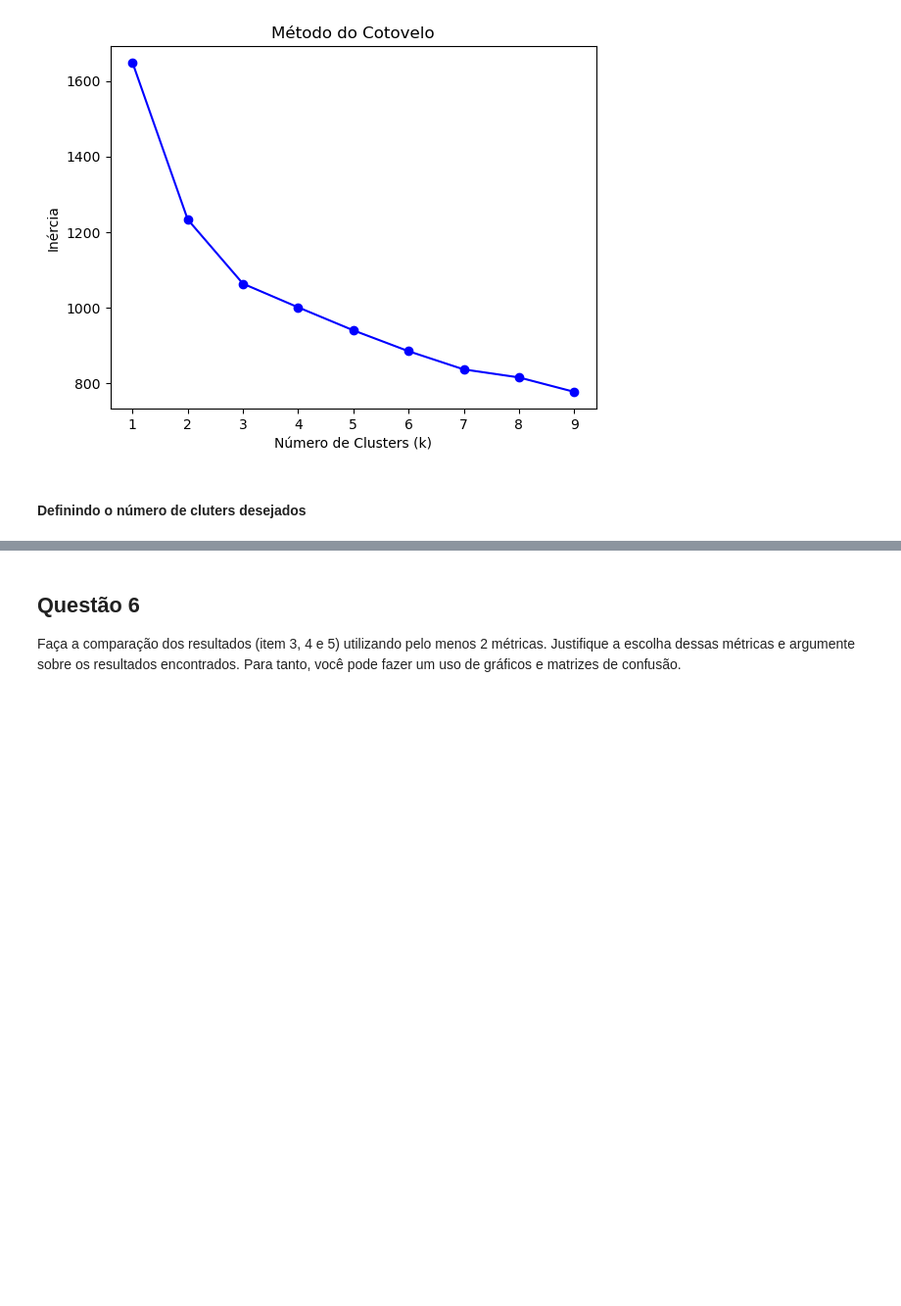
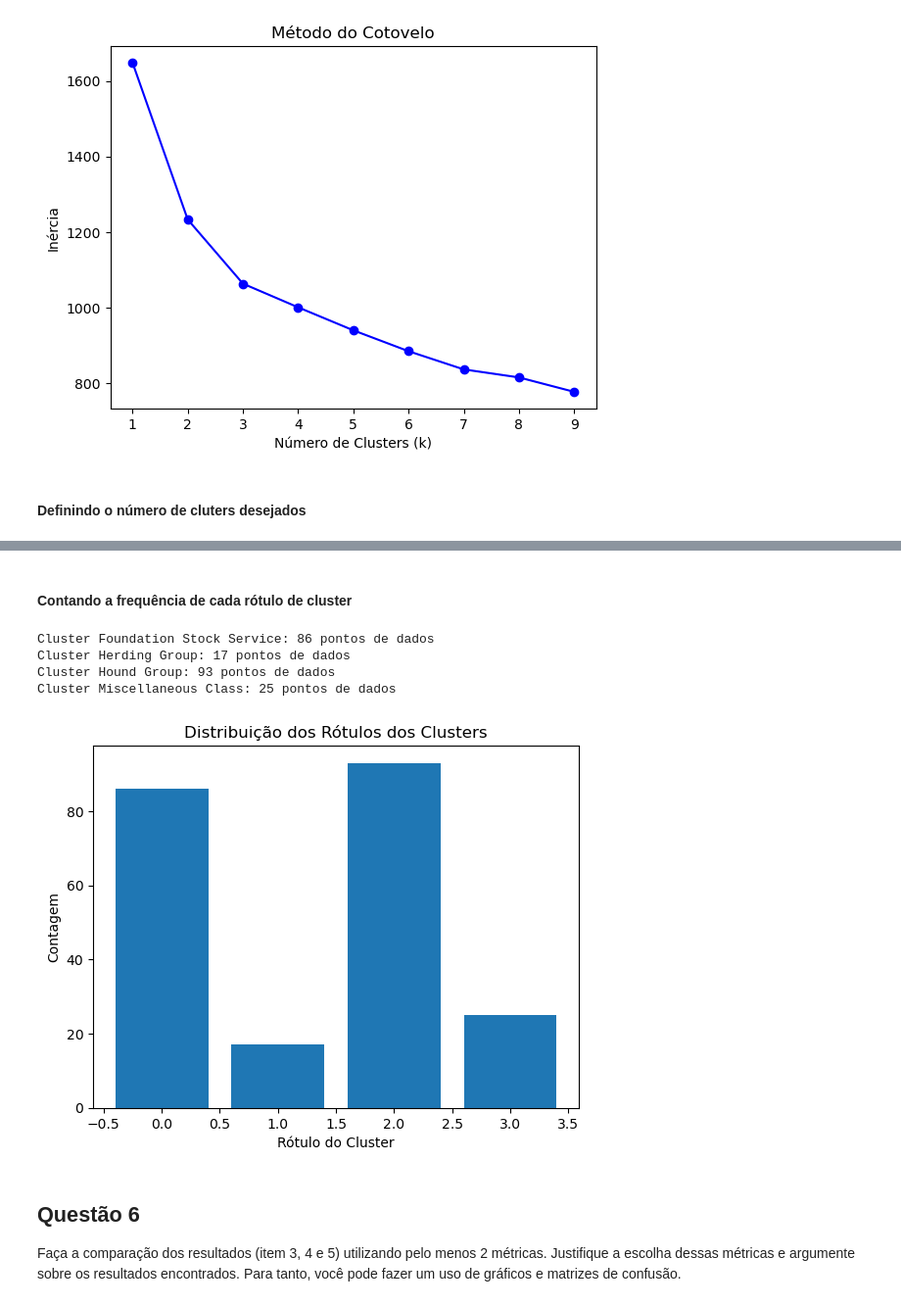
Before and after one commit to sammid37/IAI, a Jupyter notebook: unidade2/prova2.ipynb, the cells around one changed output, grey strips where cells are left out. Shown at 98% size. Drawn from its saved outputs; the diff is of its cells as text; code cells hidden in the pictures; blank space fills up the shorter version.

```diff
--- a/unidade2/prova2.ipynb
+++ b/unidade2/prova2.ipynb
@@ -1896,3 +1871,27 @@ Previsão do novo ponto de dados:
+# %% [markdown]
+#### Contando a frequência de cada rótulo de cluster
+# %%
+cluster_labels, cluster_counts = np.unique(labels, return_counts=True)
+
+predicted_groups_names = label_encoder.inverse_transform(cluster_labels)
+
+# Imprimir o nome e a contagem de cada cluster
+for name, count in zip(predicted_groups_names, cluster_counts):
+    print(f"Cluster {name}: {count} pontos de dados")
+
+
+# Plotar a distribuição dos rótulos dos clusters
+plt.bar(cluster_labels, cluster_counts)
+plt.xlabel('Rótulo do Cluster')
+plt.ylabel('Contagem')
+plt.title('Distribuição dos Rótulos dos Clusters')
+plt.show()
+# %% [output]
+Cluster Foundation Stock Service: 86 pontos de dados
+Cluster Herding Group: 17 pontos de dados
+Cluster Hound Group: 93 pontos de dados
+Cluster Miscellaneous Class: 25 pontos de dados
+[figure, added]
 # %% [markdown]
 ## Questão 6
 Faça a comparação dos resultados (item 3, 4 e 5) utilizando pelo menos 2 métricas. Justifique a escolha dessas métricas e argumente sobre os resultados encontrados. Para tanto, você pode fazer um uso de gráficos e matrizes de confusão.
```
Also changed, not shown: parts of 5 cells of this notebook.
